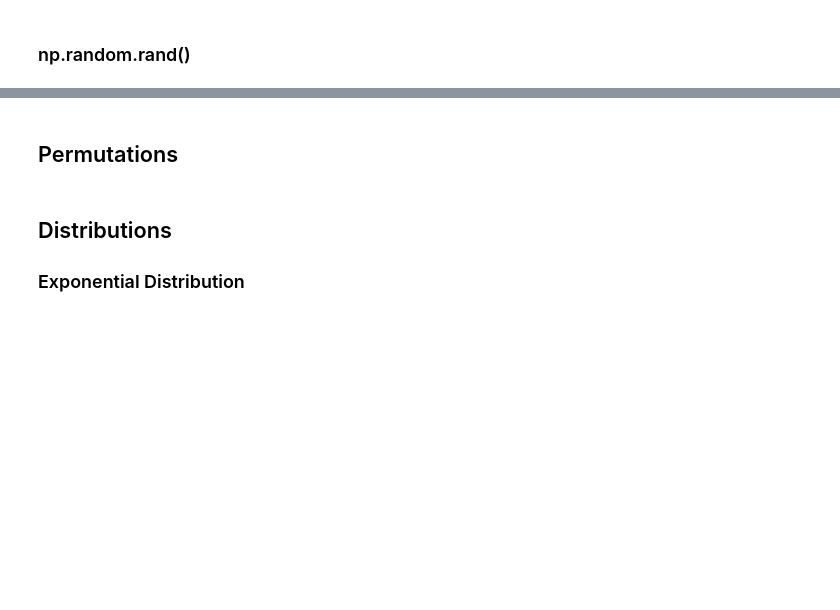
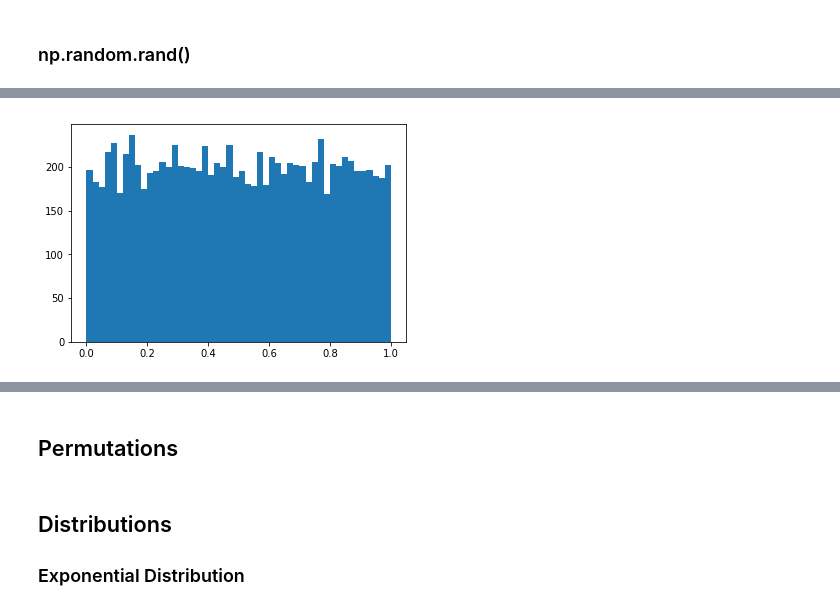
Before and after one commit to declanbarr/numpy-random, a Jupyter notebook: numpy-random.ipynb, the cells around one changed output, grey strips where cells are left out. Saved outputs shown, nothing was run; the diff lists cells and outputs as text; code cells hidden in the pictures; blank space fills up the shorter version.

Commit message:
Added code for np.random.randn() and added histogram and describe() for rand section

```diff
--- a/numpy-random.ipynb
+++ b/numpy-random.ipynb
@@ -73,0 +74,10 @@ array([[[ 0.48845865,  0.3730837 ,  0.63699166],
+# %%
+import pandas as pd
+import matplotlib.pyplot as plt
+
+normalArray = np.random.rand(10000)
+
+plt.hist(normalArray, bins = 50)
+plt.show()
+# %% [output]
+[figure, added]
```
Also changed, not shown: parts of 22 cells of this notebook.
